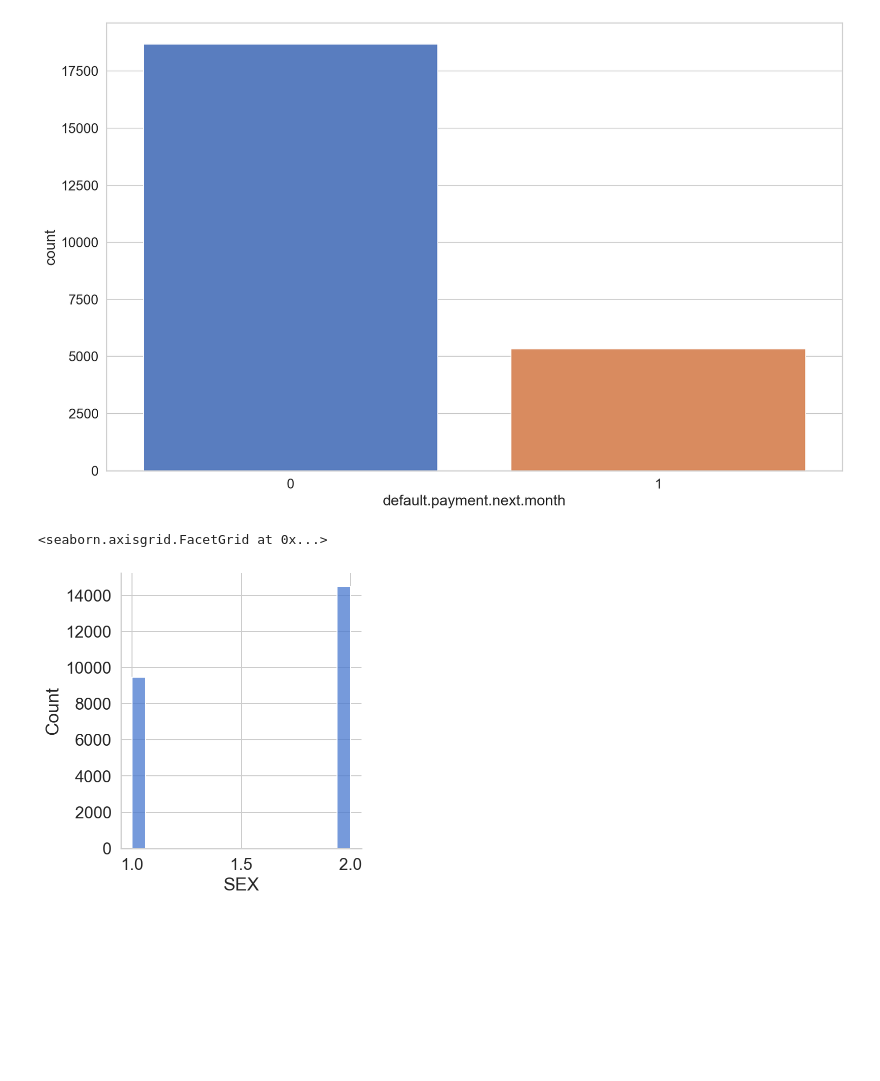
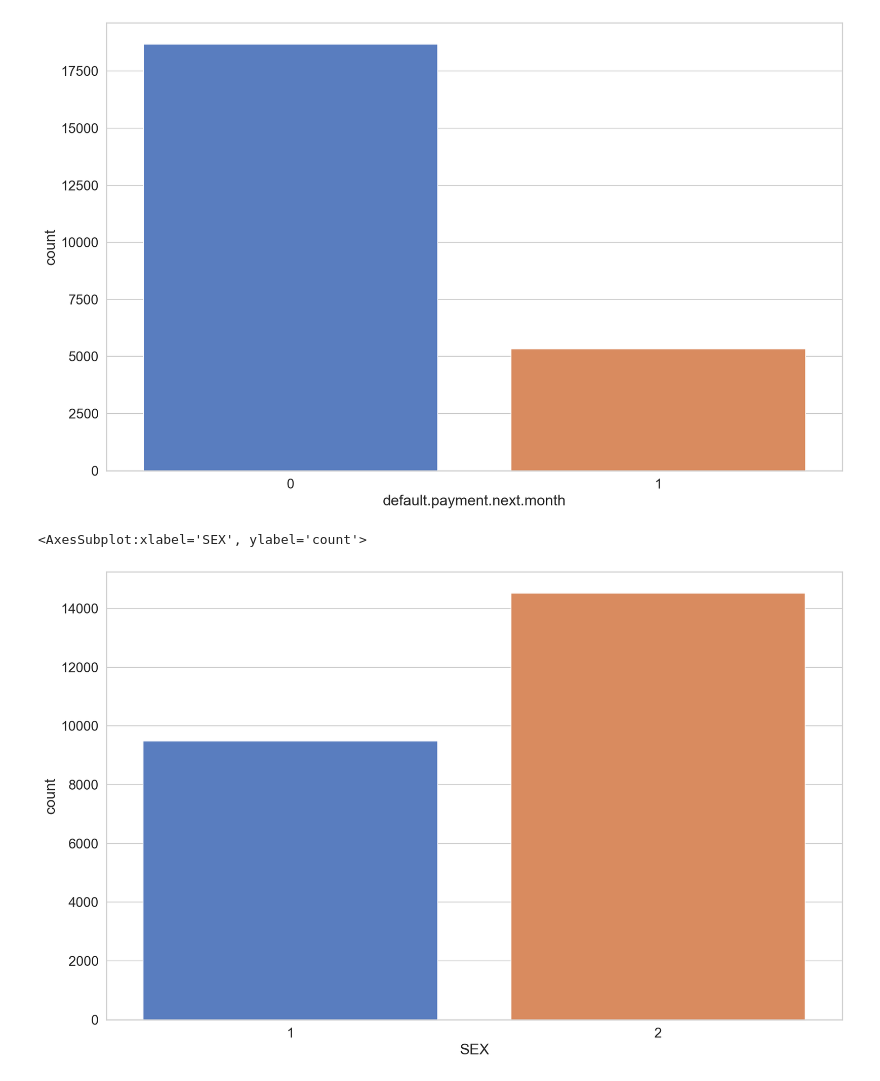
Before and after one commit to mirkolantieri/default_payments, a Jupyter notebook: Mirko_Lantieri_858278_payments.ipynb, the cells around one changed output. Drawn from its saved outputs; the diff is of its cells as text; code cells hidden in the pictures; blank space fills up the shorter version.

```diff
--- a/Mirko_Lantieri_858278_payments.ipynb
+++ b/Mirko_Lantieri_858278_payments.ipynb
@@ -67,7 +67,7 @@ sns.countplot(y_train['default.payment.next.month'])
 <AxesSubplot:xlabel='default.payment.next.month', ylabel='count'>
 [figure]
 # %%
-sns.displot(X_train.SEX)
+sns.countplot(X_train.SEX)
 # %% [output]
-<seaborn.axisgrid.FacetGrid at 0x...>
+<AxesSubplot:xlabel='SEX', ylabel='count'>
-[figure, old version]
+[figure, new version]
```
Also changed, not shown: parts of 27 cells of this notebook.
